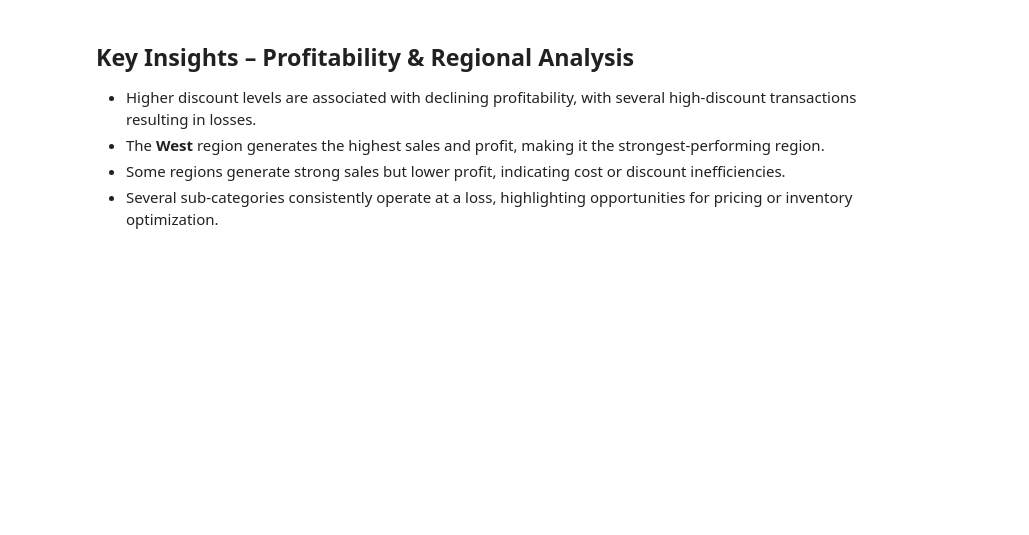
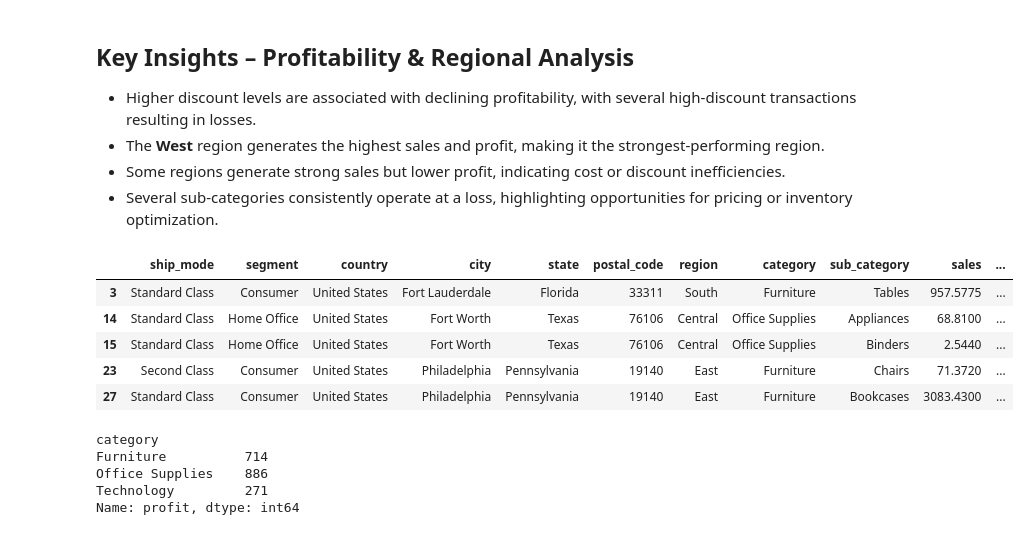
Before and after one commit to Audrine-m/data-analysis-portfolio, a Jupyter notebook: sales-performance-analysis/sales_performance_analysis.ipynb, the cells around one changed output. Cells and saved outputs as stored; diff of their text form; code cells hidden in the pictures; blank space fills up the shorter version.

```diff
--- a/sales-performance-analysis/sales_performance_analysis.ipynb
+++ b/sales-performance-analysis/sales_performance_analysis.ipynb
@@ -267,3 +267,23 @@ Name: profit, dtype: float64
 - The **West** region generates the highest sales and profit, making it the strongest-performing region.
 - Some regions generate strong sales but lower profit, indicating cost or discount inefficiencies.
 - Several sub-categories consistently operate at a loss, highlighting opportunities for pricing or inventory optimization.
+# %%
+# Identify high risk orders
+df[df["profit"] < 0].shape
+df[df["profit"] < 0].head()
+# %% [output]
+|  | ship_mode | segment | country | city | state | postal_code | region | category | sub_category | sales | ... |
+| 3 | Standard Class | Consumer | United States | Fort Lauderdale | Florida | 33311 | South | Furniture | Tables | 957.5775 | ... |
+| 14 | Standard Class | Home Office | United States | Fort Worth | Texas | 76106 | Central | Office Supplies | Appliances | 68.8100 | ... |
+| 15 | Standard Class | Home Office | United States | Fort Worth | Texas | 76106 | Central | Office Supplies | Binders | 2.5440 | ... |
+| 23 | Second Class | Consumer | United States | Philadelphia | Pennsylvania | 19140 | East | Furniture | Chairs | 71.3720 | ... |
+| 27 | Standard Class | Consumer | United States | Philadelphia | Pennsylvania | 19140 | East | Furniture | Bookcases | 3083.4300 | ... |
+# %%
+# by category
+df[df["profit"] < 0].groupby("category")["profit"].count()
+# %% [output]
+category
+Furniture          714
+Office Supplies    886
+Technology         271
+Name: profit, dtype: int64
```
Also changed, not shown: parts of 2 cells of this notebook.
